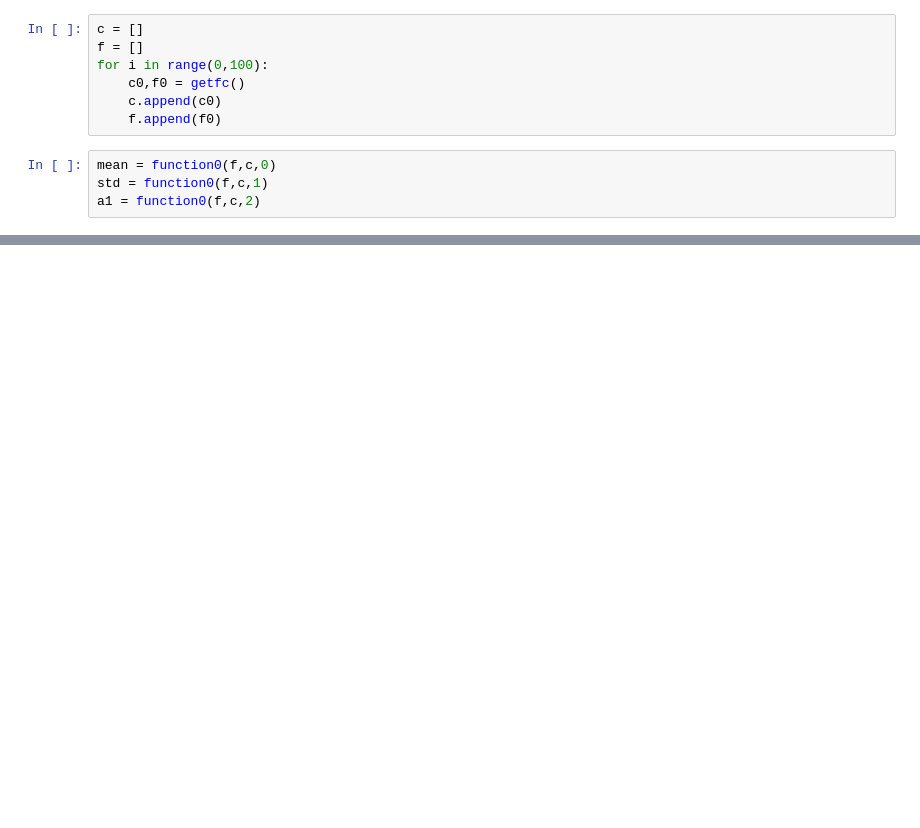
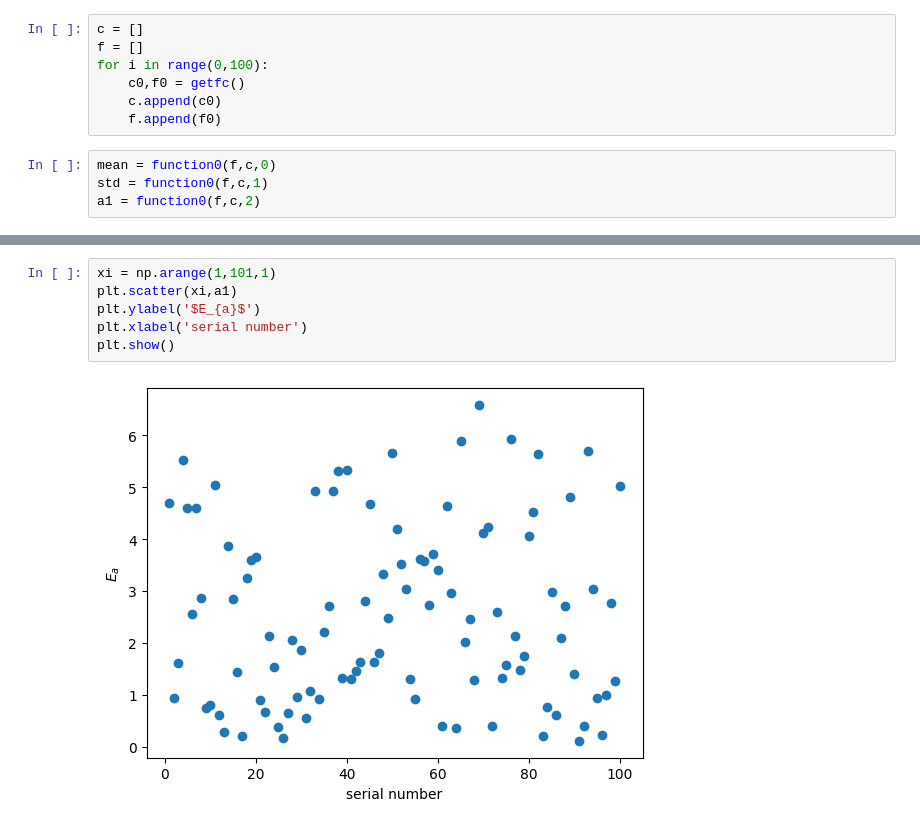
Before and after one commit to wanaler/BD_ML_AI, a Jupyter notebook: code/exersise4.ipynb, the cells around one changed output, grey strips where cells are left out. Saved outputs shown, nothing was run; the diff lists cells and outputs as text; blank space fills up the shorter version.

```diff
--- a/code/exersise4.ipynb
+++ b/code/exersise4.ipynb
@@ -46,3 +85,11 @@ a1 = function0(f,c,2)
+# %%
+xi = np.arange(1,101,1)
+plt.scatter(xi,a1)
+plt.ylabel('$E_{a}$')
+plt.xlabel('serial number')
+plt.show()
+# %% [output]
+[figure, added]
 # %%
 mean,std
 # %% [output]
```
Also changed, not shown: parts of 4 cells of this notebook.
